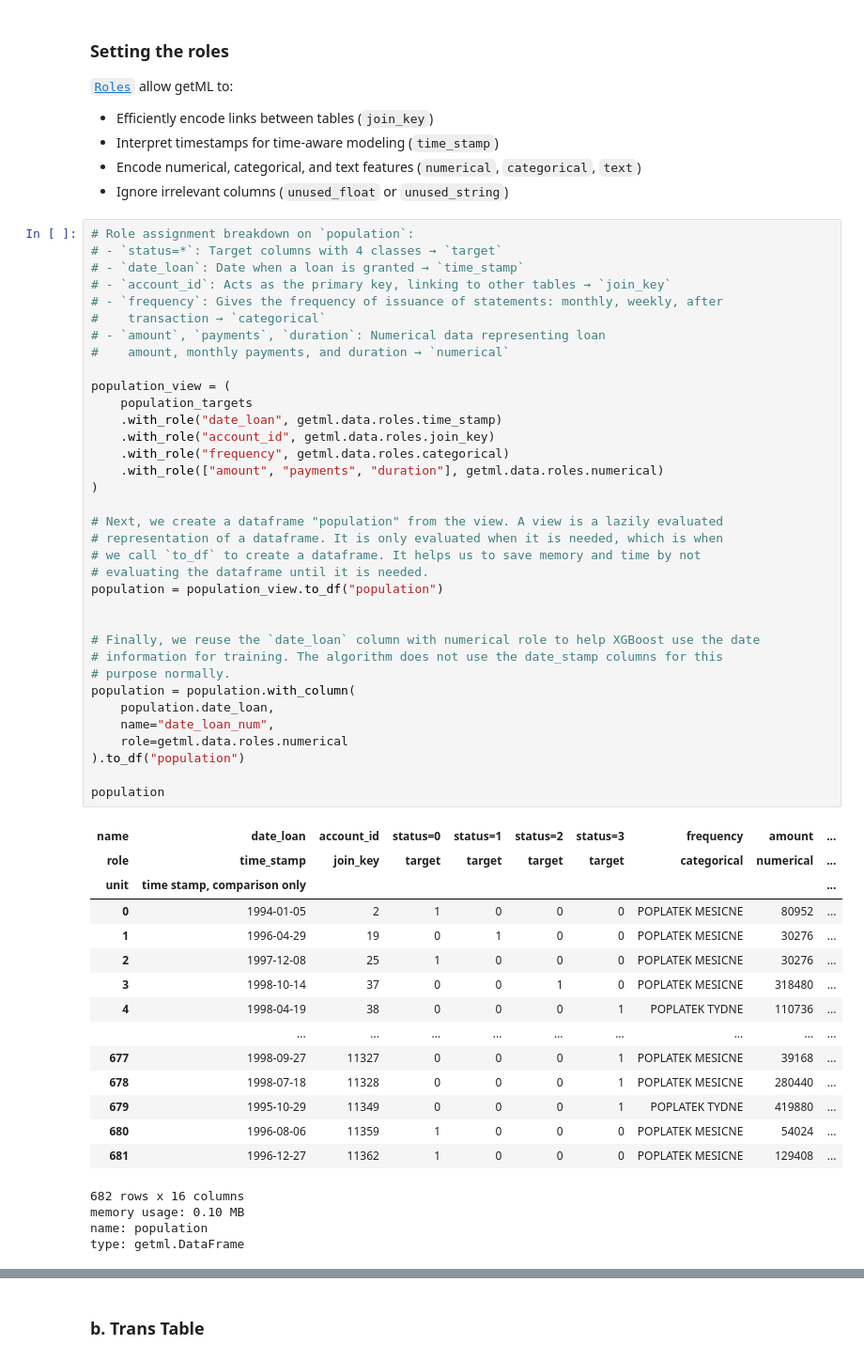
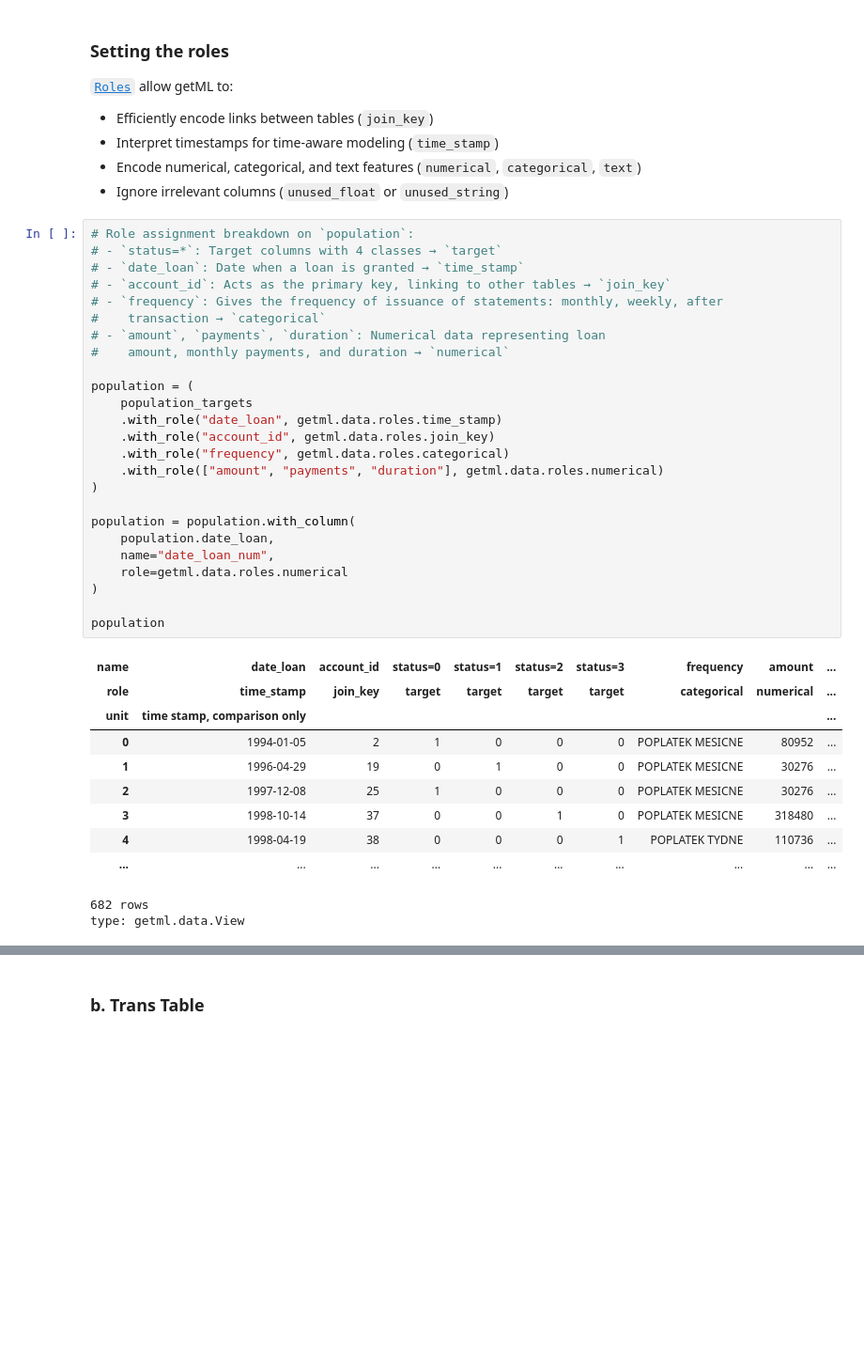
Before and after one commit to getml/getml-relbench, a Jupyter notebook: financial.ipynb, the cells around one changed output, grey strips where cells are left out. Shown at 94% size. Saved outputs shown, nothing was run; the diff lists cells and outputs as text; blank space fills up the shorter version.

```diff
--- a/financial.ipynb
+++ b/financial.ipynb
@@ -232,52 +233,35 @@ type: getml.data.View
 # - `status=*`: Target columns with 4 classes → `target`
 # - `date_loan`: Date when a loan is granted → `time_stamp`
 # - `account_id`: Acts as the primary key, linking to other tables → `join_key`
 # - `frequency`: Gives the frequency of issuance of statements: monthly, weekly, after
 #    transaction → `categorical`
 # - `amount`, `payments`, `duration`: Numerical data representing loan
 #    amount, monthly payments, and duration → `numerical`
 
-population_view = (
+population = (
     population_targets
     .with_role("date_loan", getml.data.roles.time_stamp)
     .with_role("account_id", getml.data.roles.join_key)
     .with_role("frequency", getml.data.roles.categorical)
     .with_role(["amount", "payments", "duration"], getml.data.roles.numerical)
 )
 
-# Next, we create a dataframe "population" from the view. A view is a lazily evaluated
-# representation of a dataframe. It is only evaluated when it is needed, which is when
-# we call `to_df` to create a dataframe. It helps us to save memory and time by not
-# evaluating the dataframe until it is needed.
-population = population_view.to_df("population")
-
-
-# Finally, we reuse the `date_loan` column with numerical role to help XGBoost use the date
-# information for training. The algorithm does not use the date_stamp columns for this
-# purpose normally.
 population = population.with_column(
     population.date_loan,
     name="date_loan_num",
     role=getml.data.roles.numerical
-).to_df("population")
+)
 
 population
 # %% [output]
 | name | date_loan | account_id | status=0 | status=1 | status=2 | status=3 | frequency | amount | ... |
 | role | time_stamp | join_key | target | target | target | target | categorical | numerical | ... |
 | unit | time stamp, comparison only |  |  |  |  |  |  |  | ... |
 | 0 | 1994-01-05 | 2 | 1 | 0 | 0 | 0 | POPLATEK MESICNE | 80952 | ... |
 | 1 | 1996-04-29 | 19 | 0 | 1 | 0 | 0 | POPLATEK MESICNE | 30276 | ... |
 | 2 | 1997-12-08 | 25 | 1 | 0 | 0 | 0 | POPLATEK MESICNE | 30276 | ... |
 | 3 | 1998-10-14 | 37 | 0 | 0 | 1 | 0 | POPLATEK MESICNE | 318480 | ... |
 | 4 | 1998-04-19 | 38 | 0 | 0 | 0 | 1 | POPLATEK TYDNE | 110736 | ... |
-|  | ... | ... | ... | ... | ... | ... | ... | ... | ... |
-| 677 | 1998-09-27 | 11327 | 0 | 0 | 0 | 1 | POPLATEK MESICNE | 39168 | ... |
-| 678 | 1998-07-18 | 11328 | 0 | 0 | 0 | 1 | POPLATEK MESICNE | 280440 | ... |
-| 679 | 1995-10-29 | 11349 | 0 | 0 | 0 | 1 | POPLATEK TYDNE | 419880 | ... |
-| 680 | 1996-08-06 | 11359 | 1 | 0 | 0 | 0 | POPLATEK MESICNE | 54024 | ... |
-| 681 | 1996-12-27 | 11362 | 1 | 0 | 0 | 0 | POPLATEK MESICNE | 129408 | ... |
+| ... | ... | ... | ... | ... | ... | ... | ... | ... | ... |
-682 rows x 16 columns
-memory usage: 0.10 MB
-name: population
-type: getml.DataFrame
+682 rows
+type: getml.data.View
```
Also changed, not shown: parts of 10 cells of this notebook.
